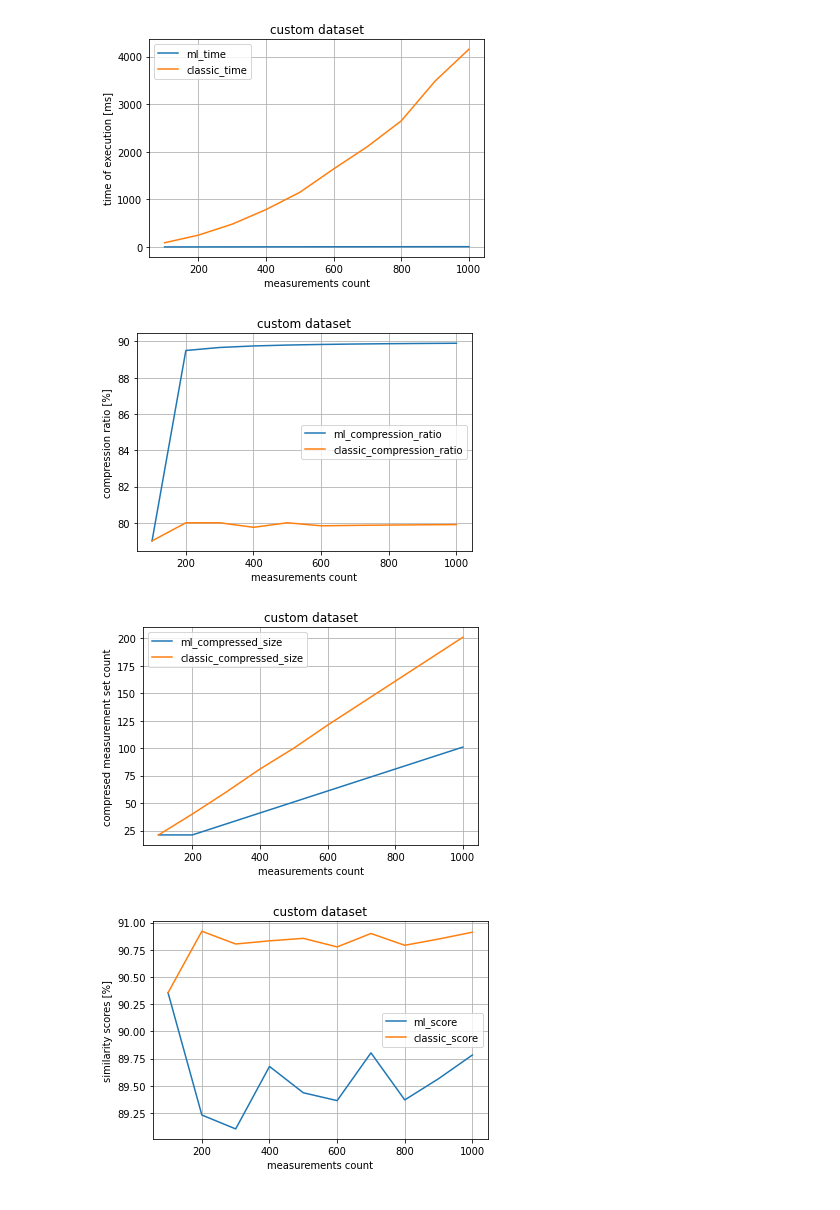
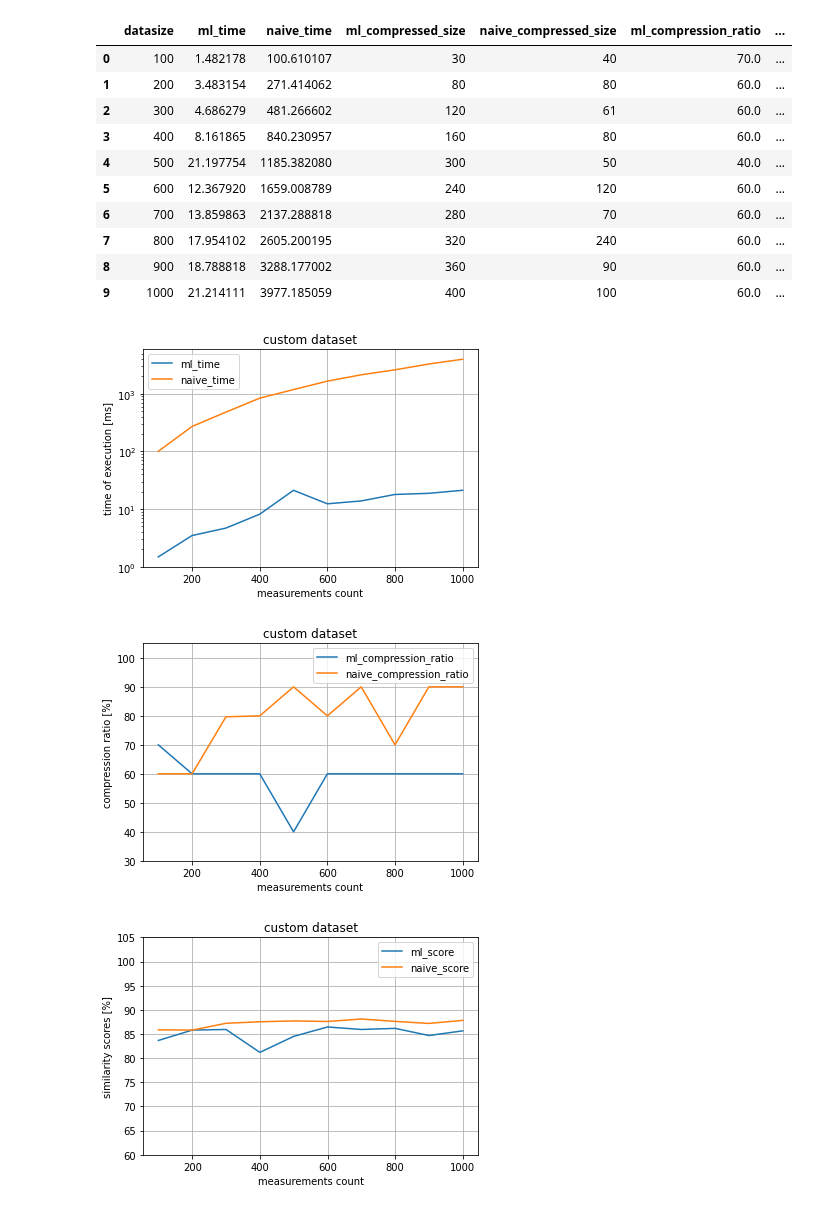
Before and after one commit to piaskowyk/milkyPressor, a Jupyter notebook: sandbox/result_strategy2.ipynb, the cells around one changed output. Cells and saved outputs as stored; diff of their text form; code cells hidden in the pictures.

```diff
--- a/sandbox/result_strategy2.ipynb
+++ b/sandbox/result_strategy2.ipynb
@@ -166,6 +166,7 @@ def run_measurements(dataset, get_measurements):
   return pd.DataFrame.from_dict(results)
 # %%
 dataset = MeasurementProvider().get_random3()
-df = run_measurements(dataset, lambda datasize: MeasurementProvider().to_measurements(SignalGenerator(0, datasize).linear(2.5).sin(0.3, 0.2)))
+# df = run_measurements(dataset, lambda datasize: MeasurementProvider().to_measurements(SignalGenerator(0, datasize).linear(2.5).sin(1, 0.2)))
+df = run_measurements(dataset, lambda datasize: MeasurementProvider().to_measurements(SignalGenerator(0, datasize).with_peaks(4).with_peaks(3, direction=-1).sin(2, 0.2).linear(0.05).noise()))
 # %% [output]
 (0.4666666666666667, 0.7333333333333333)
@@ -201,36 +188,54 @@ df
+# %%
+df1 = df
+# df = df1
+df
+# %% [output]
+|  | datasize | ml_time | naive_time | ml_compressed_size | naive_compressed_size | ml_compression_ratio | ... |
+| 0 | 100 | 1.482178 | 100.610107 | 30 | 40 | 70.0 | ... |
+| 1 | 200 | 3.483154 | 271.414062 | 80 | 80 | 60.0 | ... |
+| 2 | 300 | 4.686279 | 481.266602 | 120 | 61 | 60.0 | ... |
+| 3 | 400 | 8.161865 | 840.230957 | 160 | 80 | 60.0 | ... |
+| 4 | 500 | 21.197754 | 1185.382080 | 300 | 50 | 40.0 | ... |
+| 5 | 600 | 12.367920 | 1659.008789 | 240 | 120 | 60.0 | ... |
+| 6 | 700 | 13.859863 | 2137.288818 | 280 | 70 | 60.0 | ... |
+| 7 | 800 | 17.954102 | 2605.200195 | 320 | 240 | 60.0 | ... |
+| 8 | 900 | 18.788818 | 3288.177002 | 360 | 90 | 60.0 | ... |
+| 9 | 1000 | 21.214111 | 3977.185059 | 400 | 100 | 60.0 | ... |
 # %%
 path = '../plot/strategy2'
-ax = df.plot(x='datasize', y=['ml_time', 'classic_time'], grid=True)
+ax = df.plot(x='datasize', y=['ml_time', 'naive_time'], grid=True)
+ax.set_yscale("log")
 ax.set_title("custom dataset")
 ax.set_xlabel("measurements count")
 ax.set_ylabel("time of execution [ms]")
 ax.figure.savefig(f'{path}/1a.png')
 
-ax = df.plot(x='datasize', y=['ml_compression_ratio', 'classic_compression_ratio'], grid=True)
+ax = df.plot(x='datasize', y=['ml_compression_ratio', 'naive_compression_ratio'], grid=True)
+ax.set_ylim(30, 105)
 ax.set_title("custom dataset")
 ax.set_xlabel("measurements count")
 ax.set_ylabel("compression ratio [%]")
 ax.figure.savefig(f'{path}/2a.png')
 
-ax = df.plot(x='datasize', y=['ml_compressed_size', 'classic_compressed_size'], grid=True)
-ax.set_title("custom dataset")
-ax.set_xlabel("measurements count")
-ax.set_ylabel("compresed measurement set count")
-ax.figure.savefig(f'{path}/3a.png')
+# ax = df.plot(x='datasize', y=['ml_compressed_size', 'naive_compressed_size'], grid=True)
+# ax.set_title("custom dataset")
+# ax.set_xlabel("measurements count")
+# ax.set_ylabel("compresed measurement set count")
+# ax.figure.savefig(f'{path}/3a.png')
 
-ax = df.plot(x='datasize', y=['ml_score', 'classic_score'], grid=True)
+ax = df.plot(x='datasize', y=['ml_score', 'naive_score'], grid=True)
+ax.set_ylim(60, 105)
 ax.set_title("custom dataset")
 ax.set_xlabel("measurements count")
 ax.set_ylabel("similarity scores [%]")
 ax.figure.savefig(f'{path}/4a.png')
 
-ax = df.plot(x='datasize', y=['ml_cbor_compressed_size', 'classic_cbor_compressed_size', 'ml_json_compressed_size', 'classic_json_compressed_size'], grid=True, ylim=0)
-ax.set_title("custom dataset")
-ax.set_xlabel("measurements count")
-ax.set_ylabel("data size [B]")
-ax.figure.savefig(f'{path}/5a.png')
+# ax = df.plot(x='datasize', y=['ml_cbor_compressed_size', 'naive_cbor_compressed_size', 'ml_json_compressed_size', 'naive_json_compressed_size'], grid=True, ylim=0)
+# ax.set_title("custom dataset")
+# ax.set_xlabel("measurements count")
+# ax.set_ylabel("data size [B]")
+# ax.figure.savefig(f'{path}/5a.png')
 # %% [output]
-[figure, old version]
+[figure, new version]
-[figure, old version]
+[figure, new version]
-[figure, old version]
+[figure, new version]
-[figure, removed]
```
Also changed, not shown: parts of 10 cells of this notebook, 46 other files.
